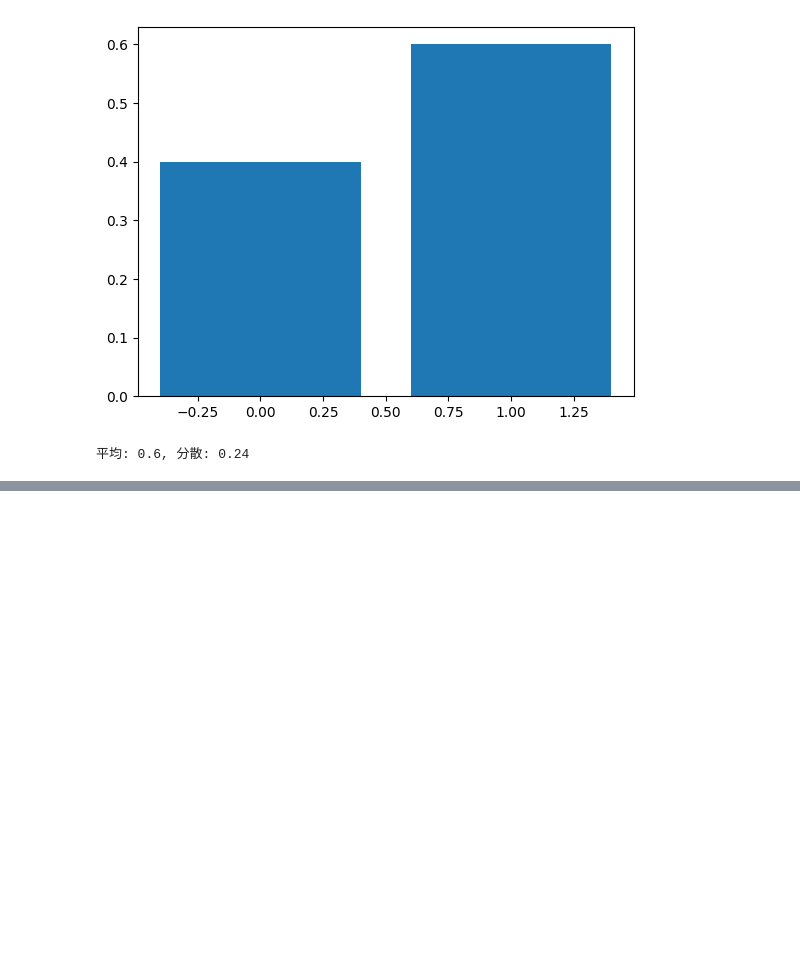
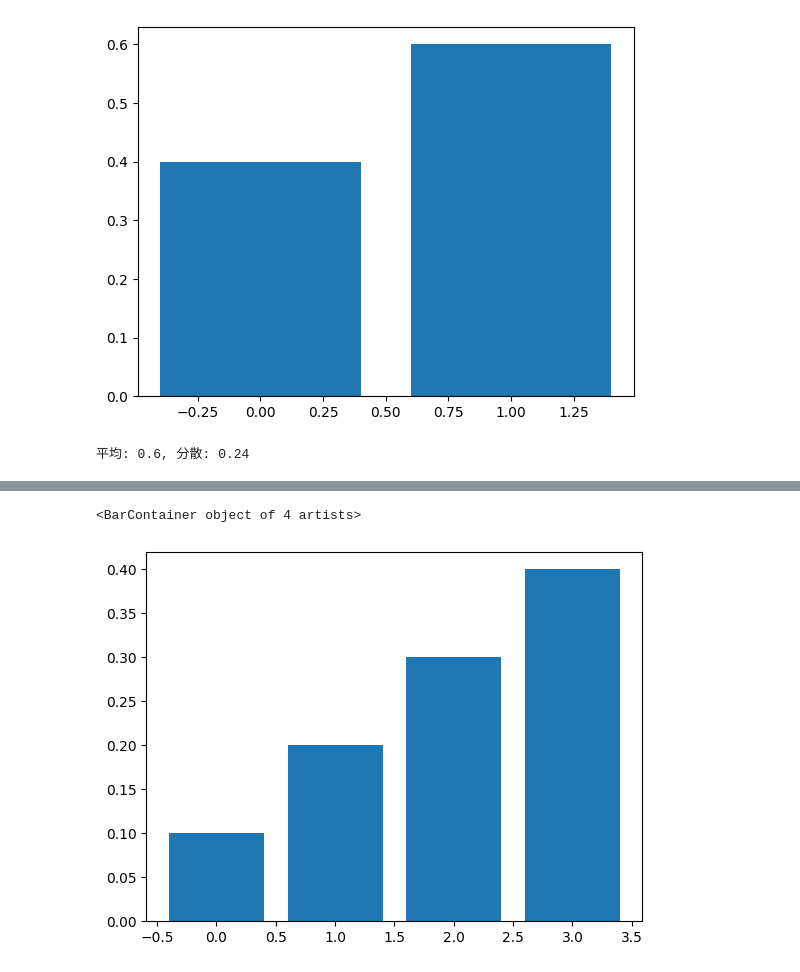
Before and after one commit to 1024xx4/bayes_machine_learning, a Jupyter notebook: probability_distribution.ipynb, the cells around one changed output, grey strips where cells are left out. Saved outputs shown, nothing was run; the diff lists cells and outputs as text; code cells hidden in the pictures; blank space fills up the shorter version.

```diff
--- a/probability_distribution.ipynb
+++ b/probability_distribution.ipynb
@@ -49,0 +121,6 @@ print(f"平均: {d.mean()}, 分散: {d.var()}")
+# %%
+# PMF（確率質量関数）を可視化
+plt.bar(range(K), cat_dist.pmf(X_tmp))
+# %% [output]
+<BarContainer object of 4 artists>
+[figure, added]
```
Also changed, not shown: parts of 5 cells of this notebook.
